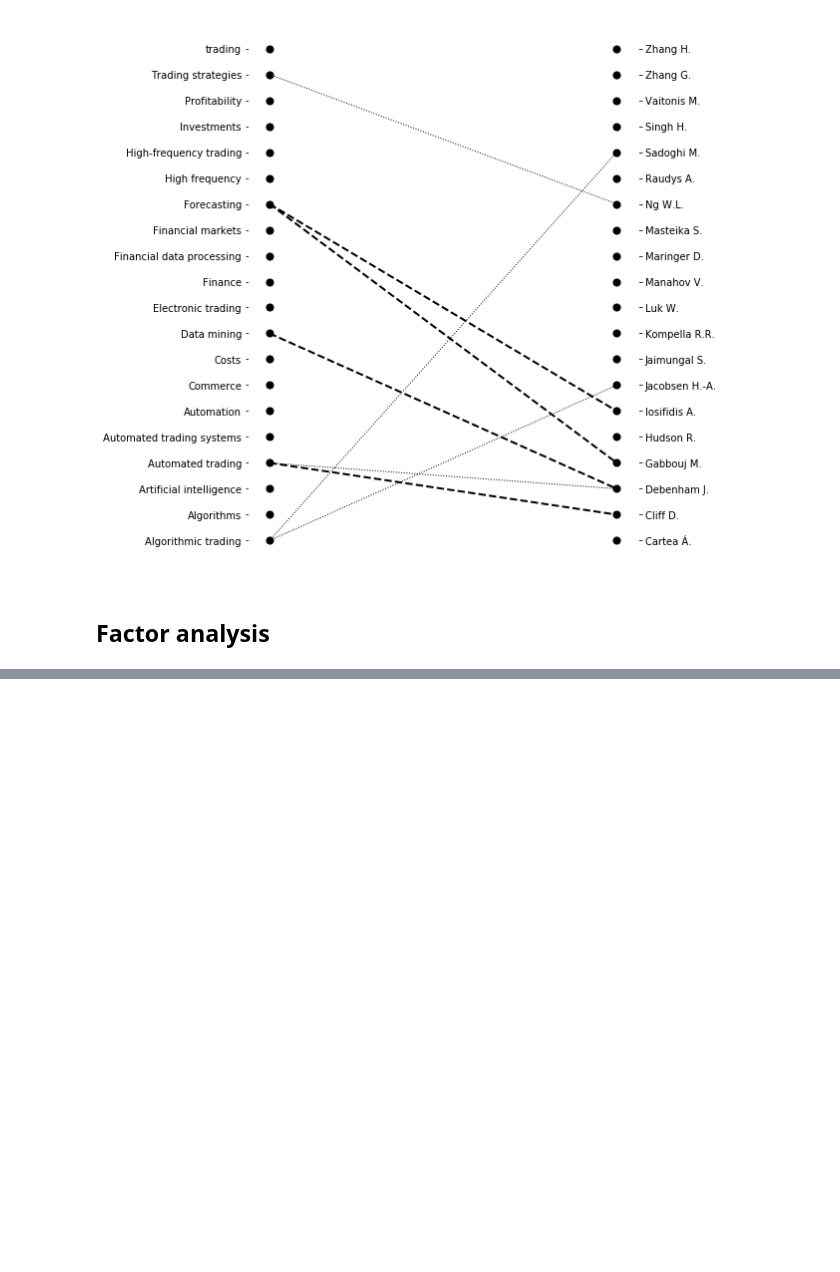
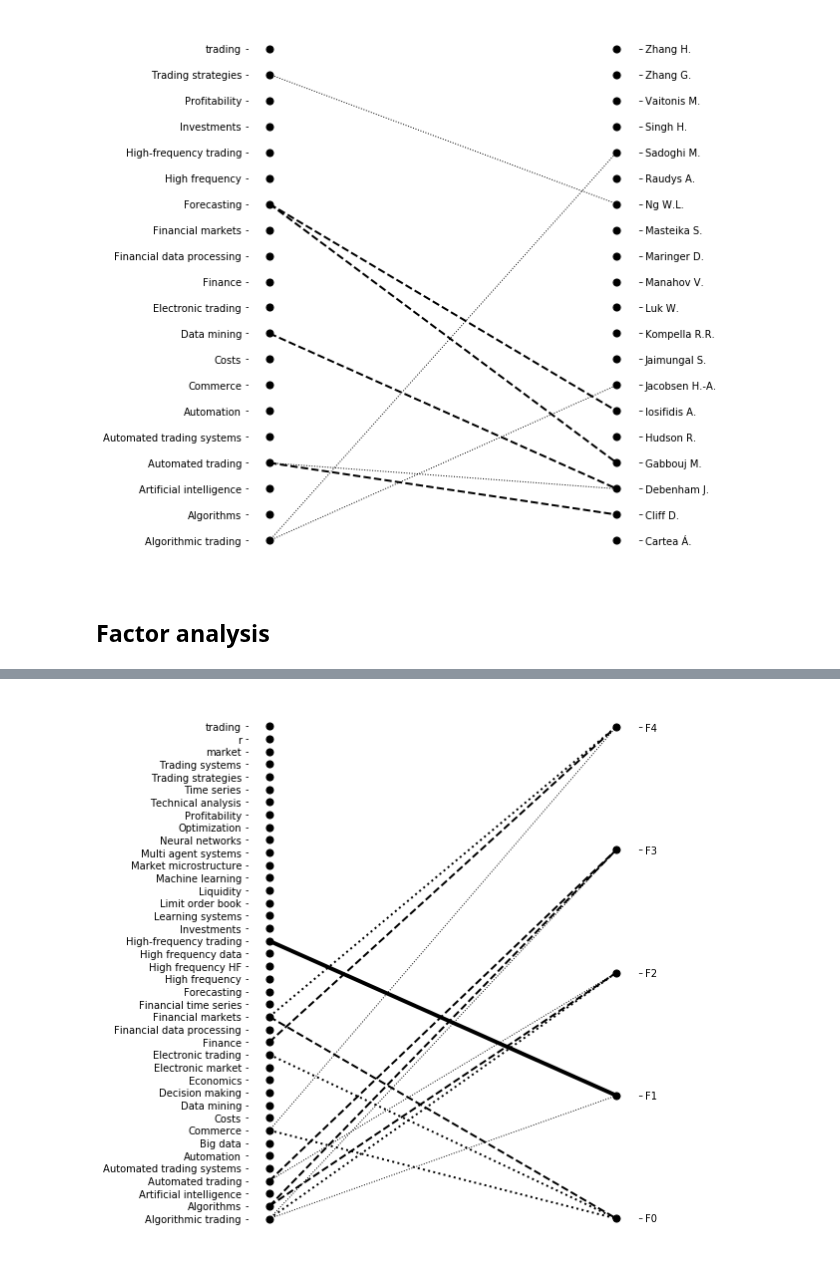
Before and after one commit to jdvelasq/techminer-old-deprecated, a Jupyter notebook: guide/tutorial/11-step-10-correlation.ipynb, the cells around one changed output, grey strips where cells are left out. Drawn from its saved outputs; the diff is of its cells as text; code cells hidden in the pictures; blank space fills up the shorter version.

```diff
--- a/guide/tutorial/11-step-10-correlation.ipynb
+++ b/guide/tutorial/11-step-10-correlation.ipynb
@@ -131,6 +151,8 @@ rdf.factor_analysis(
 # %%
 rdf.factor_analysis(
-    term='keywords (cleaned)',
+    column='keywords (cleaned)',
     sep=';',
     n_components=5,
     N=40).sankey_plot(minval=0.3)
+# %% [output]
+[figure, added]
```
Also changed, not shown: parts of 2 cells of this notebook, 2 other files.
